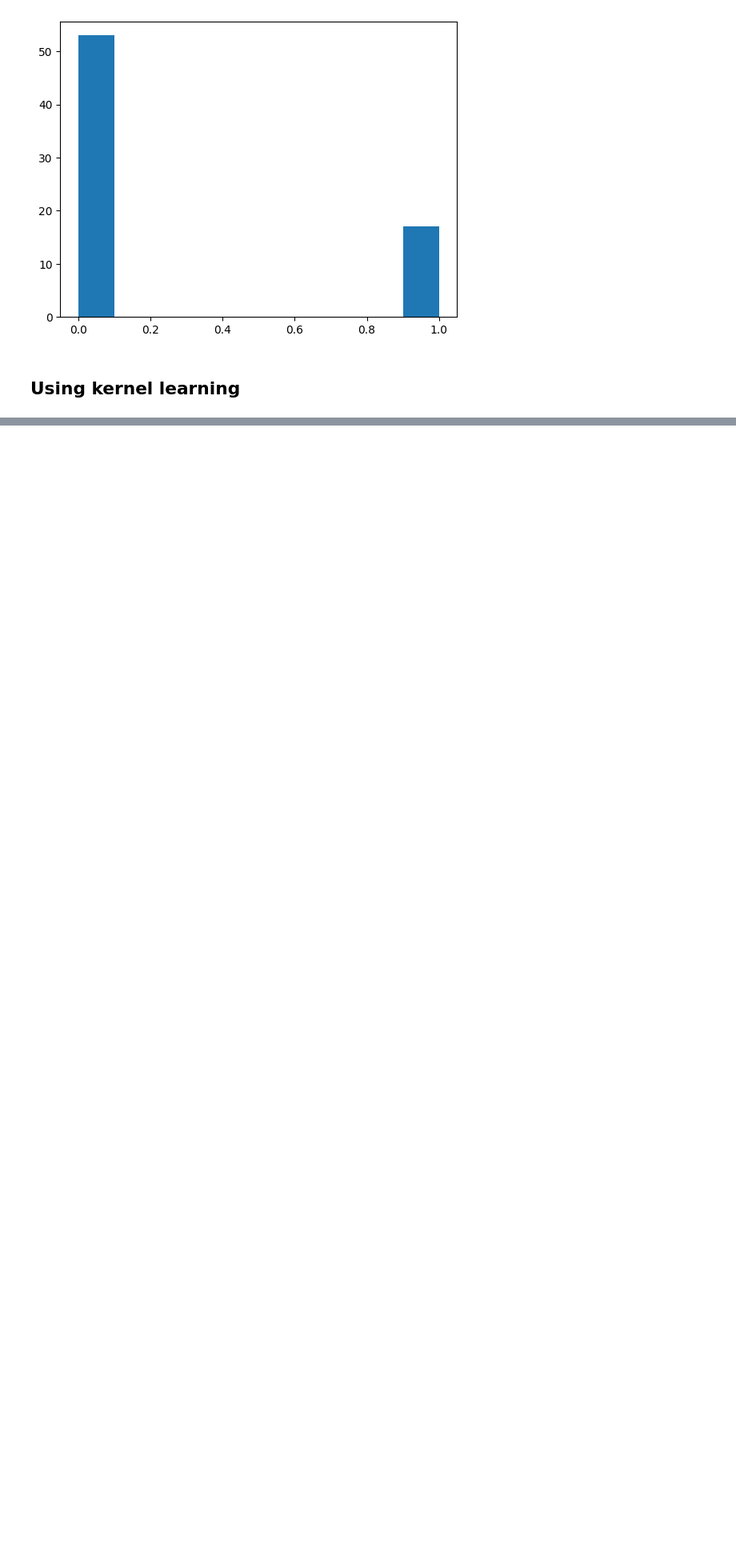
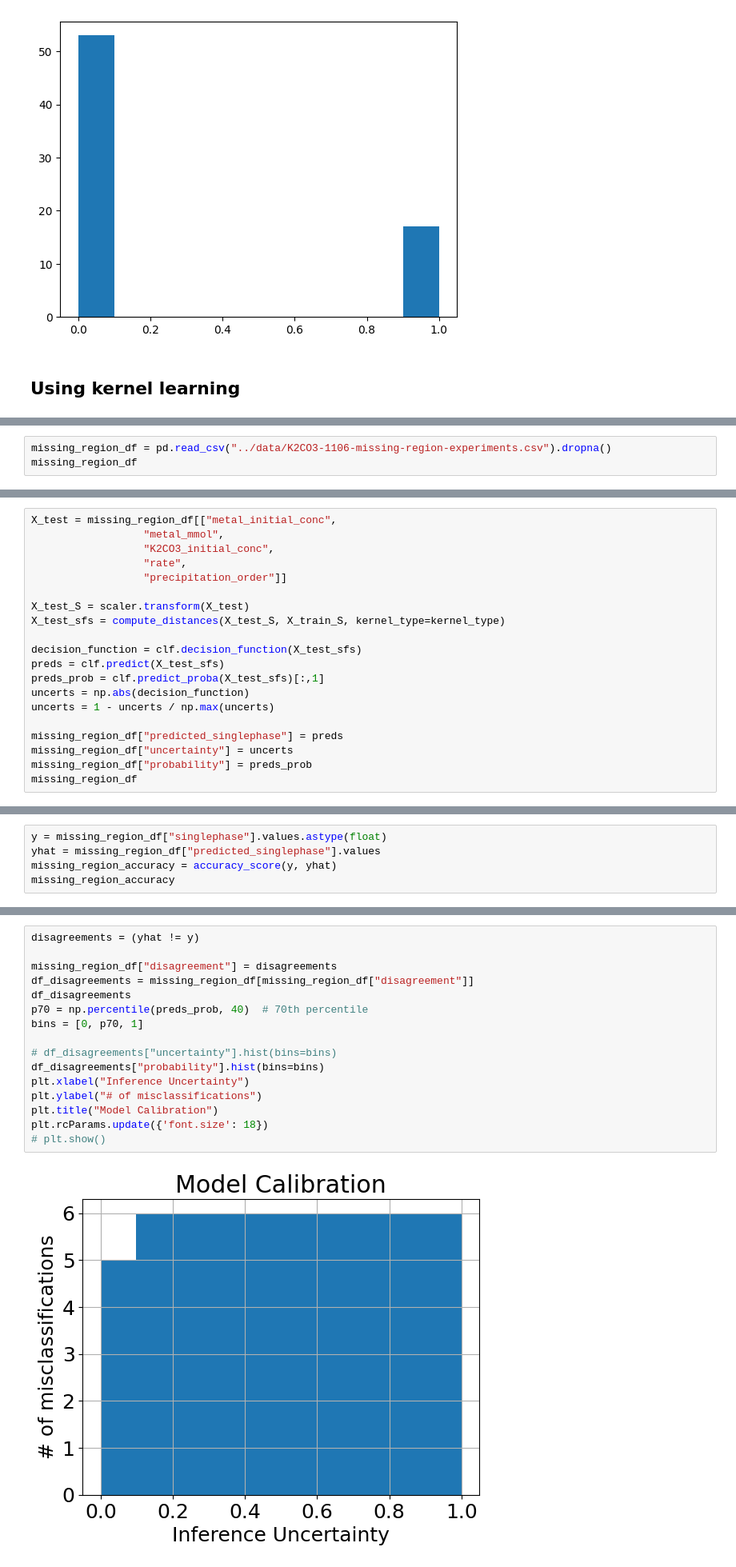
Before and after one commit to AccelerationConsortium/gremlin, a Jupyter notebook: model/kernel_model.ipynb, the cells around one changed output, grey strips where cells are left out. Shown at 80% size. Drawn from its saved outputs; the diff is of its cells as text; blank space fills up the shorter version.

```diff
--- a/model/kernel_model.ipynb
+++ b/model/kernel_model.ipynb
@@ -383,0 +415,3 @@ LOOCV estimate AUC: 0.836
+# %%
+missing_region_df = pd.read_csv("../data/K2CO3-1106-missing-region-experiments.csv").dropna()
+missing_region_df
@@ -383,0 +436,20 @@ LOOCV estimate AUC: 0.836
+# %%
+X_test = missing_region_df[["metal_initial_conc",
+                  "metal_mmol",
+                  "K2CO3_initial_conc",
+                  "rate",
+                  "precipitation_order"]]
+
+X_test_S = scaler.transform(X_test)
+X_test_sfs = compute_distances(X_test_S, X_train_S, kernel_type=kernel_type)
+
+decision_function = clf.decision_function(X_test_sfs)
+preds = clf.predict(X_test_sfs)
+preds_prob = clf.predict_proba(X_test_sfs)[:,1]
+uncerts = np.abs(decision_function)
+uncerts = 1 - uncerts / np.max(uncerts)
+
+missing_region_df["predicted_singlephase"] = preds
+missing_region_df["uncertainty"] = uncerts
+missing_region_df["probability"] = preds_prob
+missing_region_df
@@ -383,0 +474,5 @@ LOOCV estimate AUC: 0.836
+# %%
+y = missing_region_df["singlephase"].values.astype(float)
+yhat = missing_region_df["predicted_singlephase"].values
+missing_region_accuracy = accuracy_score(y, yhat)
+missing_region_accuracy
@@ -383,0 +481,18 @@ LOOCV estimate AUC: 0.836
+# %%
+disagreements = (yhat != y)
+
+missing_region_df["disagreement"] = disagreements
+df_disagreements = missing_region_df[missing_region_df["disagreement"]]
+df_disagreements
+p70 = np.percentile(preds_prob, 40)  # 70th percentile
+bins = [0, p70, 1]
+
+# df_disagreements["uncertainty"].hist(bins=bins)
+df_disagreements["probability"].hist(bins=bins)
+plt.xlabel("Inference Uncertainty")
+plt.ylabel("# of misclassifications")
+plt.title("Model Calibration")
+plt.rcParams.update({'font.size': 18})
+# plt.show()
+# %% [output]
+[figure, added]
```
Also changed, not shown: parts of 19 cells of this notebook.
